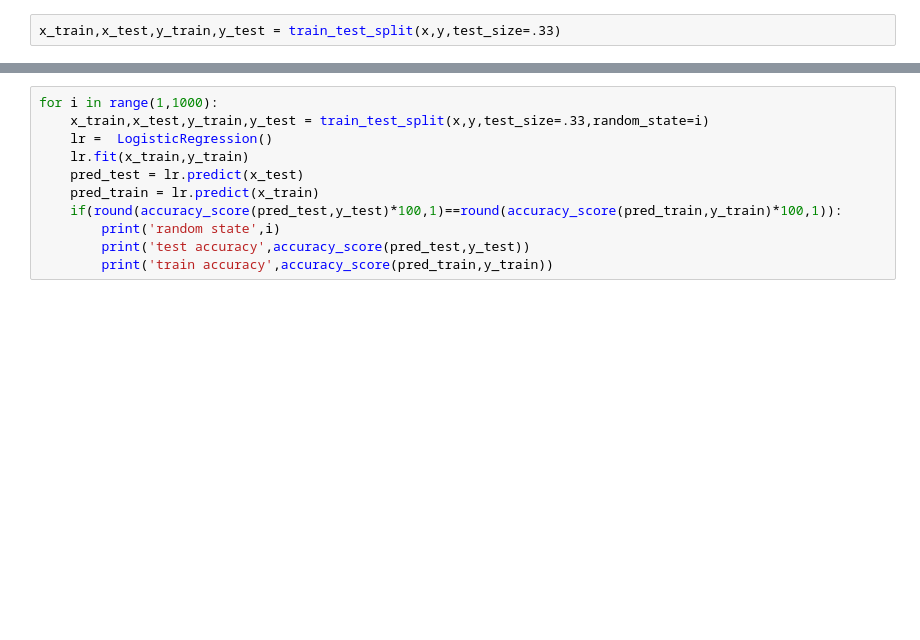
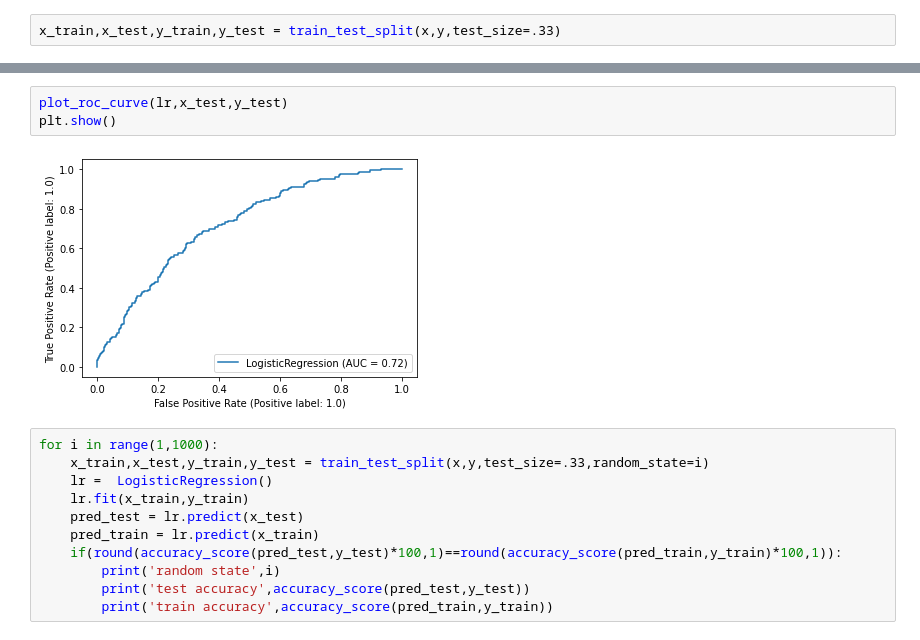
Before and after one commit to Aayushi4925/cardiovasular, a Jupyter notebook: cardiovascular_risk.ipynb, the cells around one changed output, grey strips where cells are left out. Drawn from its saved outputs; the diff is of its cells as text; blank space fills up the shorter version.

```diff
--- a/cardiovascular_risk.ipynb
+++ b/cardiovascular_risk.ipynb
@@ -358,3 +369,8 @@ accuracy_score(pred,y_test)
+# %%
+plot_roc_curve(lr,x_test,y_test)
+plt.show()
+# %% [output]
+[figure, added]
 # %%
 for i in range(1,1000):
     x_train,x_test,y_train,y_test = train_test_split(x,y,test_size=.33,random_state=i)
```
Also changed, not shown: parts of 29 cells of this notebook.
